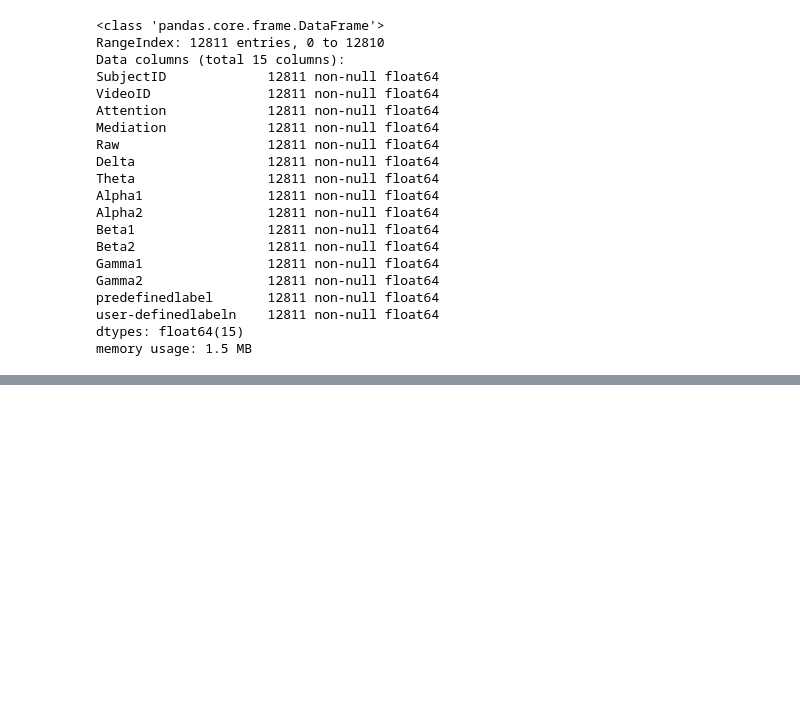
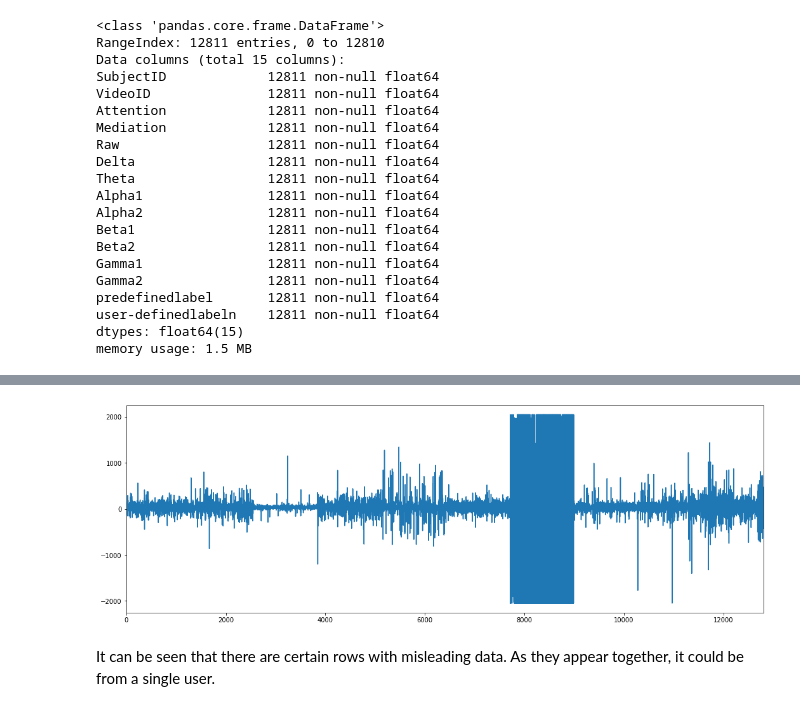
Before and after one commit to avishreekh/Confusion-detection-EEG, a Jupyter notebook: Confusion_Detection_EEG.ipynb, the cells around one changed output, grey strips where cells are left out. Saved outputs shown, nothing was run; the diff lists cells and outputs as text; code cells hidden in the pictures; blank space fills up the shorter version.

```diff
--- a/Confusion_Detection_EEG.ipynb
+++ b/Confusion_Detection_EEG.ipynb
@@ -53,0 +87,7 @@ memory usage: 1.5 MB
+# %%
+eeg_df['Raw'].plot(figsize=(18,6))
+plt.show()
+# %% [output]
+[figure, added]
+# %% [markdown]
+It can be seen that there are certain rows with misleading data. As they appear together, it could be from a single user.
```
Also changed, not shown: parts of 44 cells of this notebook.
